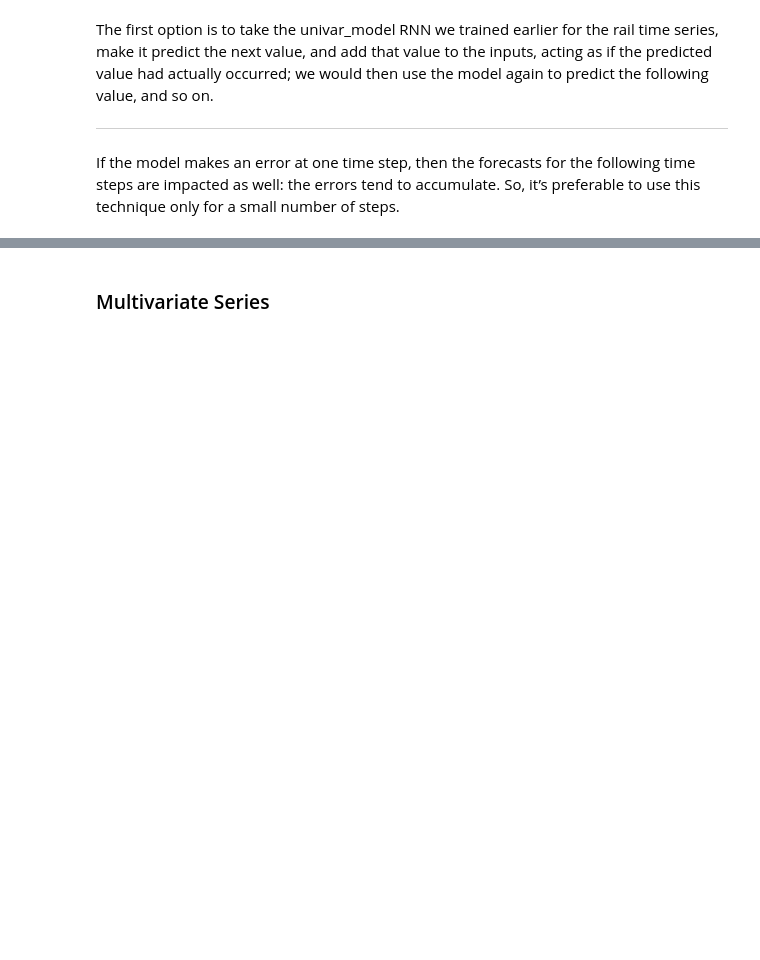
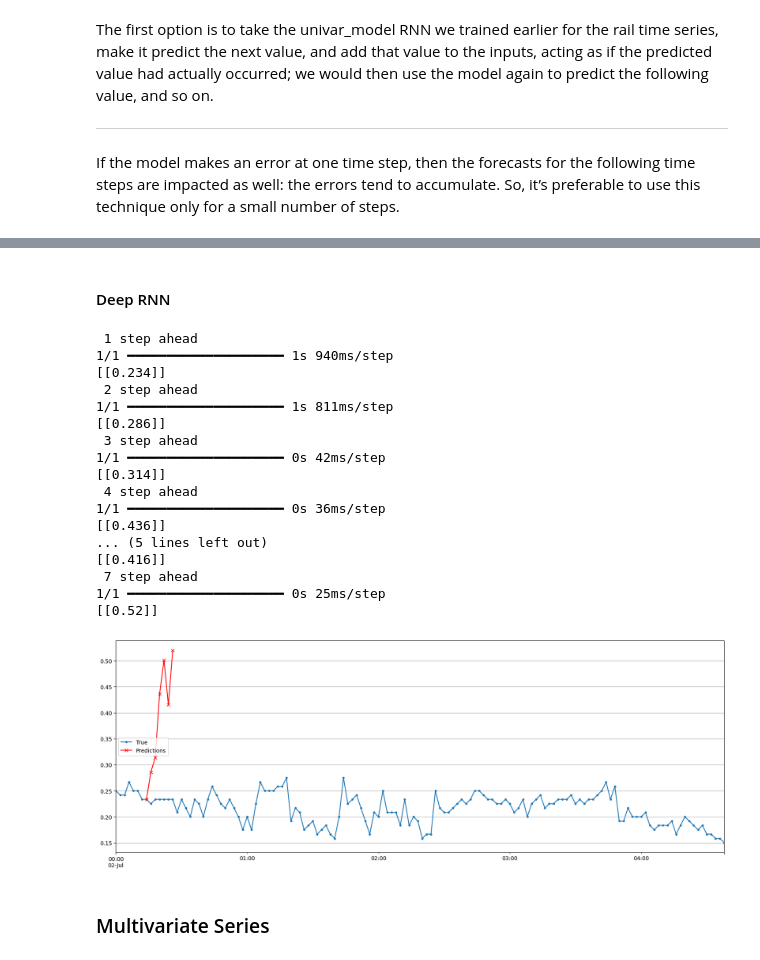
Before and after one commit to AnastasiaBrinati/experiments, a Jupyter notebook: Models120s.ipynb, the cells around one changed output, grey strips where cells are left out. Saved outputs shown, nothing was run; the diff lists cells and outputs as text; code cells hidden in the pictures; blank space fills up the shorter version.

```diff
--- a/Models120s.ipynb
+++ b/Models120s.ipynb
@@ -397,3 +397,43 @@ plt.show()
+# %% [markdown]
+#### Deep RNN
+# %%
+# from -21 to -7 for predicting one by one the last 7 points
+X = ts.to_numpy()[np.newaxis, :sequence_lenght, np.newaxis]
+# run a for loop running multiple times the univar_model and extract the last prediction each time
+# concatenate that to the data and keep predicting
+for step_ahead in range(prediction_lenght):
+  print(f" {step_ahead+1} step ahead")
+  y_pred_one = deep_model.predict(X)
+  print(y_pred_one)
+  X = np.concatenate([X, y_pred_one.reshape(1, 1, 1)], axis=1)
+
+Y_pred = pd.Series(X[0, -prediction_lenght:, 0], index=pd.date_range(start=ts.index[prediction_lenght], end=ts.index[sequence_lenght+prediction_lenght-1], freq=freq))
+
+fig, ax = plt.subplots(figsize=(20, 7))
+(ts[:(sequence_lenght*20)])[start:start].plot(label="True", marker=".", ax=ax)
+(Y_pred).plot(label="Predictions", grid=True, marker="x", color="r", ax=ax)
+plt.legend(loc="center left")
+#save_fig("forecast_ahead_plot")
+plt.show()
+# %% [output]
+ 1 step ahead
+1/1 ━━━━━━━━━━━━━━━━━━━━ 1s 940ms/step
+[[0.234]]
+ 2 step ahead
+1/1 ━━━━━━━━━━━━━━━━━━━━ 1s 811ms/step
+[[0.286]]
+ 3 step ahead
+1/1 ━━━━━━━━━━━━━━━━━━━━ 0s 42ms/step
+[[0.314]]
+ 4 step ahead
+1/1 ━━━━━━━━━━━━━━━━━━━━ 0s 36ms/step
+[[0.436]]
+... (5 lines left out)
+[[0.416]]
+ 7 step ahead
+1/1 ━━━━━━━━━━━━━━━━━━━━ 0s 25ms/step
+[[0.52]]
+[figure, added]
 # %% [markdown]
 ### Multivariate Series
 # %%
```
Also changed, not shown: parts of 3 cells of this notebook.
